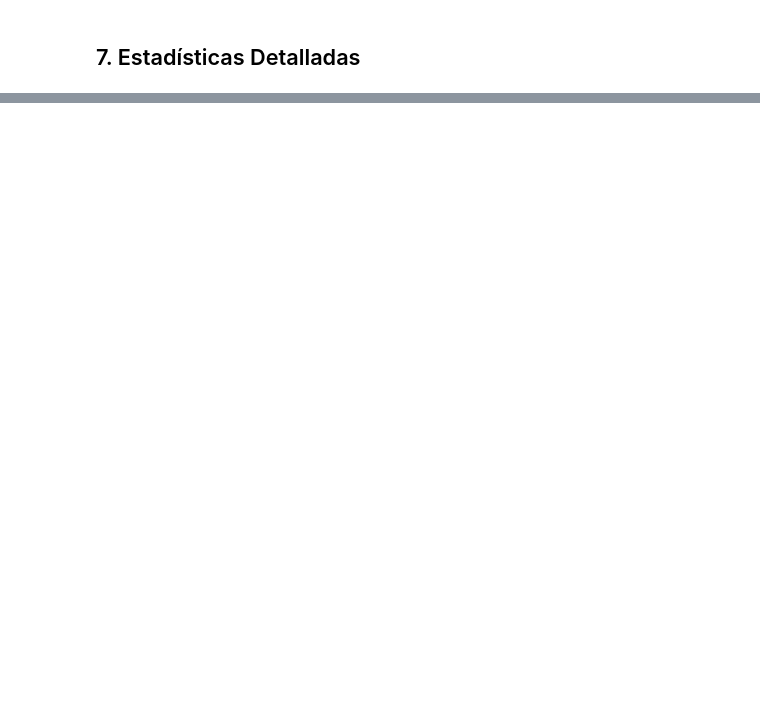
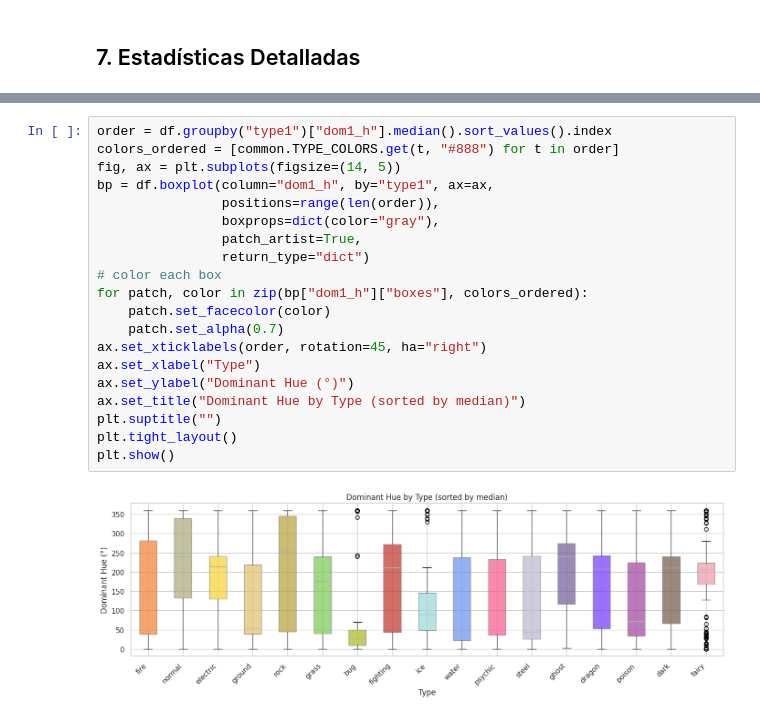
Before and after one commit to JuanDiegoGallego/mlx, a Jupyter notebook: notebooks/EDA.ipynb, the cells around one changed output, grey strips where cells are left out. Drawn from its saved outputs; the diff is of its cells as text; blank space fills up the shorter version.

```diff
--- a/notebooks/EDA.ipynb
+++ b/notebooks/EDA.ipynb
@@ -228,0 +407,22 @@ print("... (truncated)")
+# %%
+order = df.groupby("type1")["dom1_h"].median().sort_values().index
+colors_ordered = [common.TYPE_COLORS.get(t, "#888") for t in order]
+fig, ax = plt.subplots(figsize=(14, 5))
+bp = df.boxplot(column="dom1_h", by="type1", ax=ax,
+                positions=range(len(order)),
+                boxprops=dict(color="gray"),
+                patch_artist=True,
+                return_type="dict")
+# color each box
+for patch, color in zip(bp["dom1_h"]["boxes"], colors_ordered):
+    patch.set_facecolor(color)
+    patch.set_alpha(0.7)
+ax.set_xticklabels(order, rotation=45, ha="right")
+ax.set_xlabel("Type")
+ax.set_ylabel("Dominant Hue (°)")
+ax.set_title("Dominant Hue by Type (sorted by median)")
+plt.suptitle("")
+plt.tight_layout()
+plt.show()
+# %% [output]
+[figure, added]
```
Also changed, not shown: parts of 25 cells of this notebook, 1 other file.
